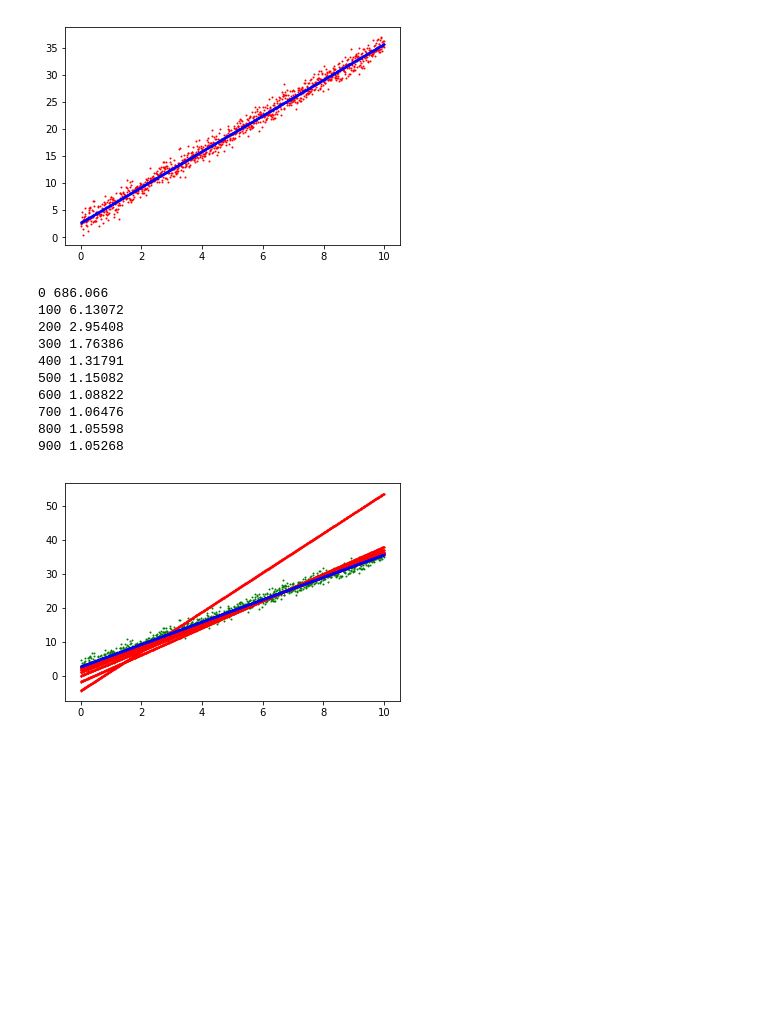
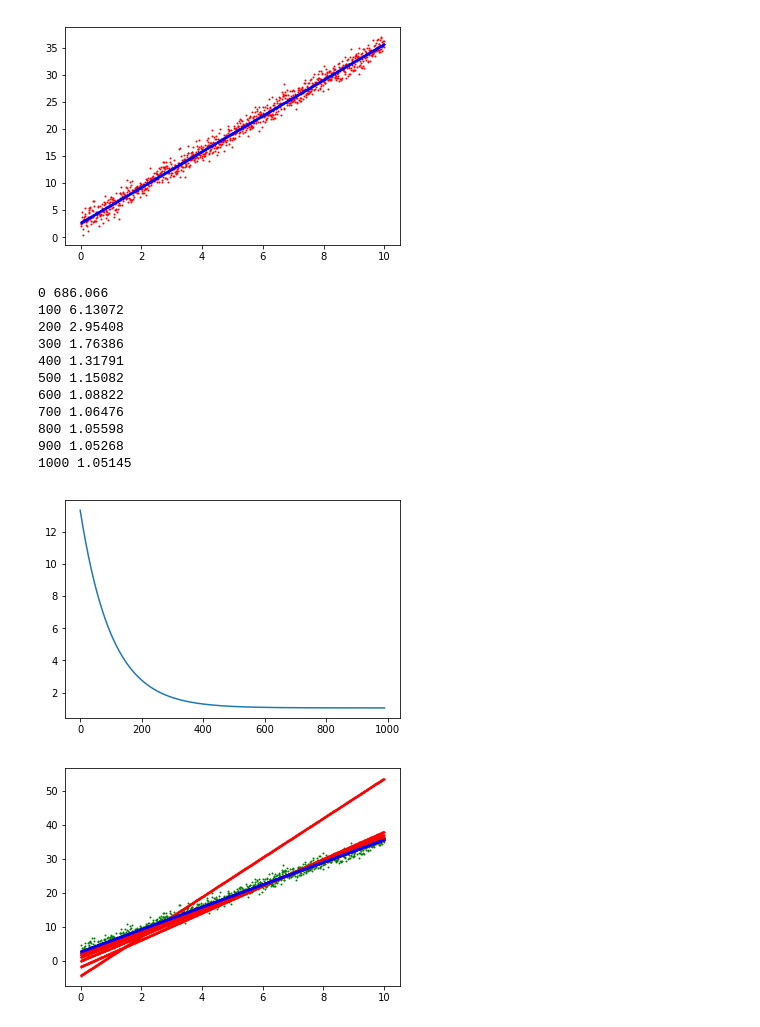
Before and after one commit to yanggyu17/DeepLearning-by-chanwoolee, a Jupyter notebook: class01.ipynb, the cells around one changed output. Drawn from its saved outputs; the diff is of its cells as text; code cells hidden in the pictures; blank space fills up the shorter version.

```diff
--- a/class01.ipynb
+++ b/class01.ipynb
@@ -173,25 +173,31 @@ init = tf.global_variables_initializer()
 # %%
 with tf.Session() as sess:
     sess.run(init)
+    loss_curve = []
     plt.scatter(data, label, 1, 'g')
-    for i in range(1000):
+    for i in range(1001):
         _, _loss = sess.run([train_op, loss], {x: data, y_: label})
+        loss_curve.append(_loss)
         if i % 100 == 0:
             _pred = sess.run(y, {x: data})
             plt.scatter(data, _pred, 1, 'r')
             print(i, _loss)
 
-
+    plt.figure(0)
+    plt.plot(loss_curve[10:])
+    plt.figure(1)
     plt.scatter(data, target, 1, 'b')
 # %% [output]
 0 686.066
 100 6.13072
 200 2.95408
 300 1.76386
 400 1.31791
 500 1.15082
 600 1.08822
 700 1.06476
 800 1.05598
 900 1.05268
+1000 1.05145
-[figure, old version]
+[figure, new version]
+[figure, added]
```
Also changed, not shown: parts of 1 cell of this notebook.
